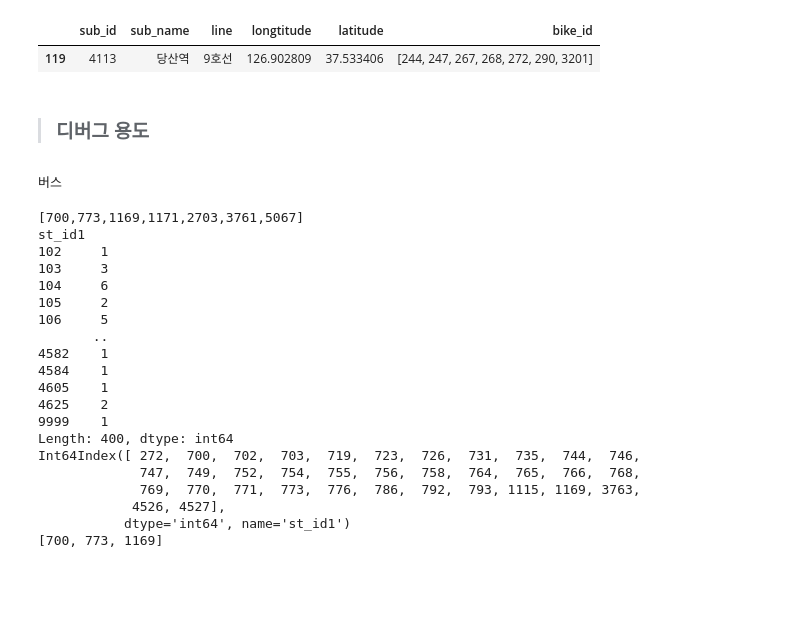
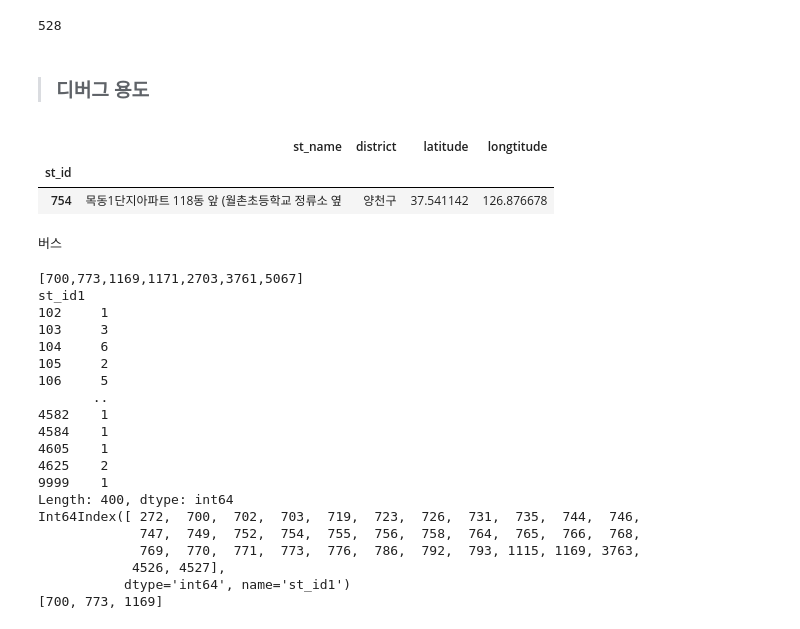
Before and after one commit to yangoos57/seoulBikeProject, a Jupyter notebook: bike_moon_light/functions.ipynb, the cells around one changed output. Cells and saved outputs as stored; diff of their text form; code cells hidden in the pictures; blank space fills up the shorter version.

```diff
--- a/bike_moon_light/functions.ipynb
+++ b/bike_moon_light/functions.ipynb
@@ -25,13 +25,24 @@ search_info = pd.read_csv(
 moon_light = mlutils.moon_light(station,near_bus,seoul_bike,sub_info)
 # %%
 moon_light.route_data(dep_id=4443,arr_id=754)
-# %%
-moon_light.departure_info(3119)
-# %% [output]
-|  | sub_id | sub_name | line | longtitude | latitude | bike_id |
-| 119 | 4113 | 당산역 | 9호선 | 126.902809 | 37.533406 | [244, 247, 267, 268, 272, 290, 3201] |
+# %%
+arrival_name = "목동1단지아파트 118동 앞 (월촌초등학교 정류소 옆"
+
+
+label_to_value(search_info,arrival_name)
+# %% [output]
+528
 # %% [markdown]
 > ### 디버그 용도
+# %%
+def arrival_info( arr_id: int) -> pd.DataFrame:
+    return station.iloc[[arr_id]]
+
+arrival_info(528)
+# %% [output]
+|  | st_name | district | latitude | longtitude |
+| st_id |  |  |  |  |
+| 754 | 목동1단지아파트 118동 앞 (월촌초등학교 정류소 옆 | 양천구 | 37.541142 | 126.876678 |
 # %%
 #  def route_data(dep_id, arr_id):
 
```
Also changed, not shown: 25 other files.
